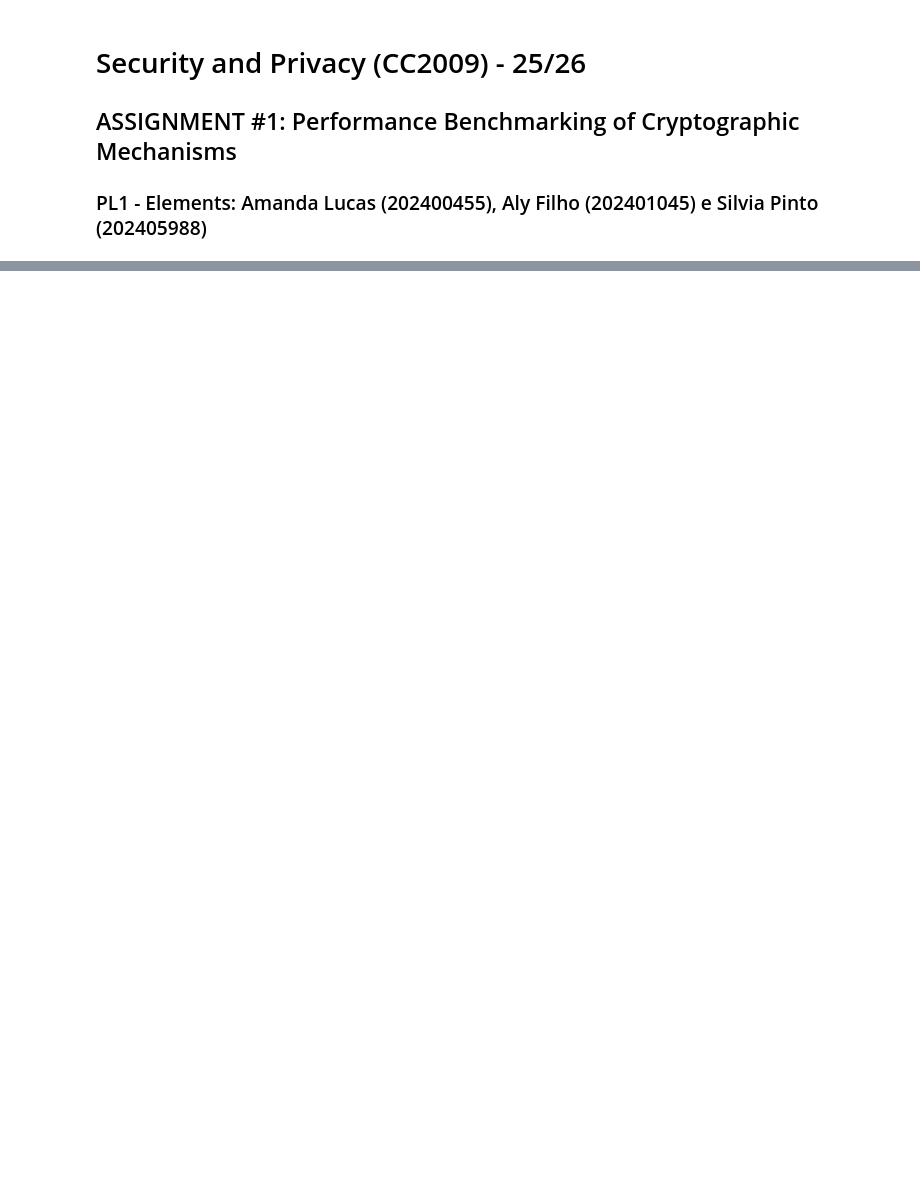
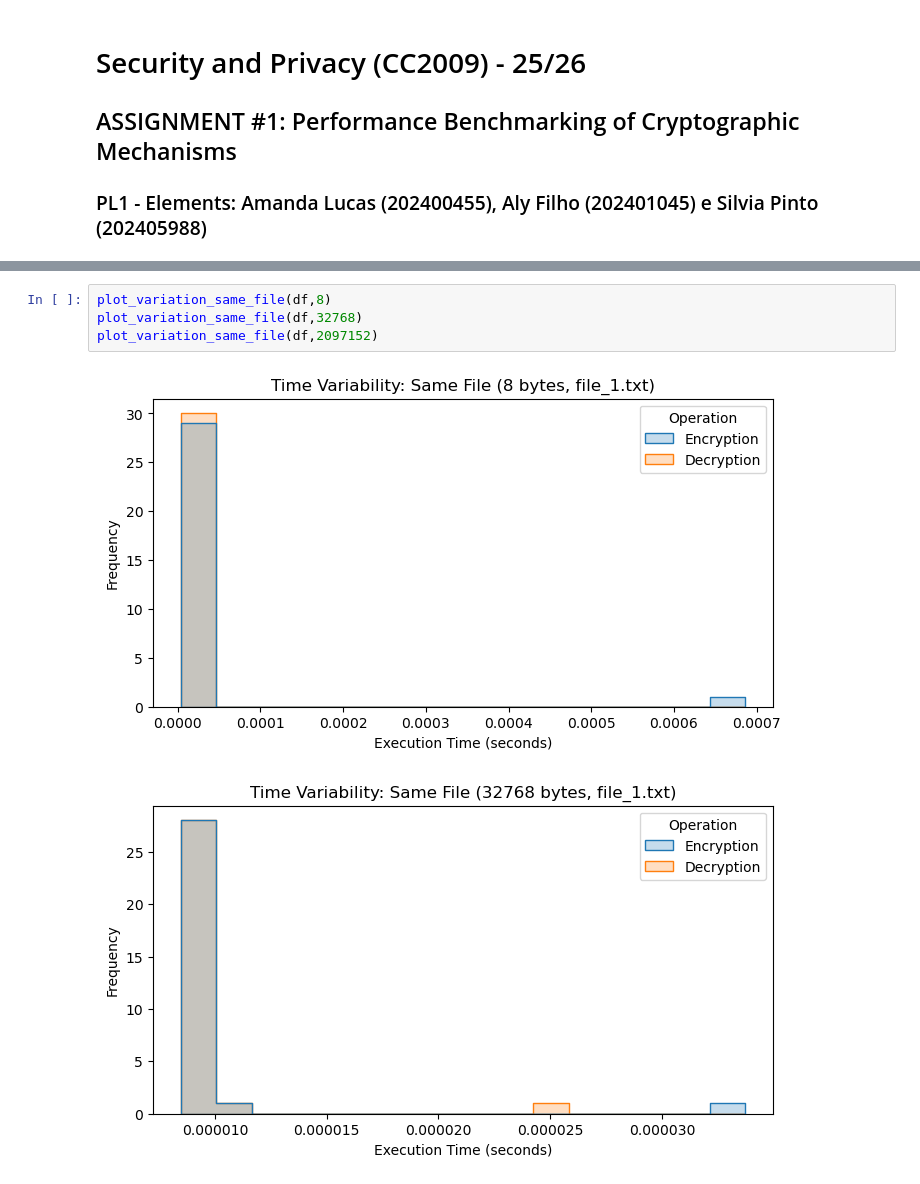
Before and after one commit to amandacalu/SeP-TP1, a Jupyter notebook: 04 - notebooks/assigment1.ipynb, the cells around one changed output, grey strips where cells are left out. Cells and saved outputs as stored; diff of their text form; blank space fills up the shorter version.

```diff
--- a/04 - notebooks/assigment1.ipynb
+++ b/04 - notebooks/assigment1.ipynb
@@ -193,0 +45,7 @@ plt.show()
+# %%
+plot_variation_same_file(df,8)
+plot_variation_same_file(df,32768)
+plot_variation_same_file(df,2097152)
+# %% [output]
+[figure, added]
+[figure, added]
```
Also changed, not shown: parts of 30 cells of this notebook, 3 other files.
